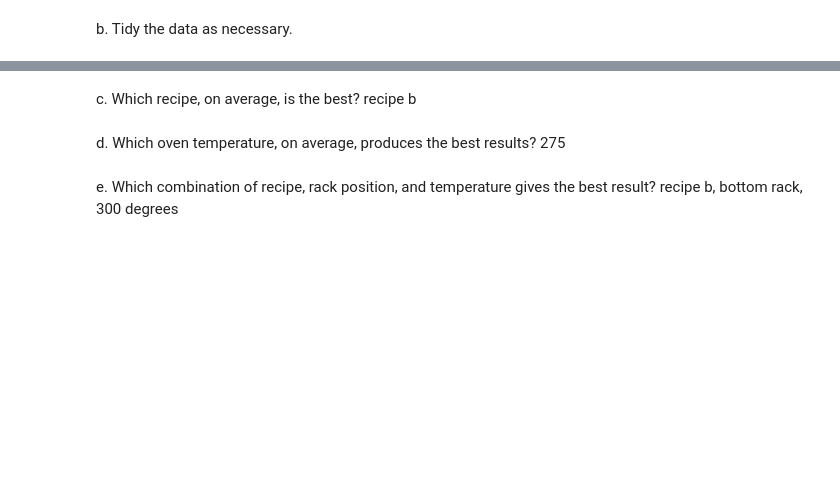
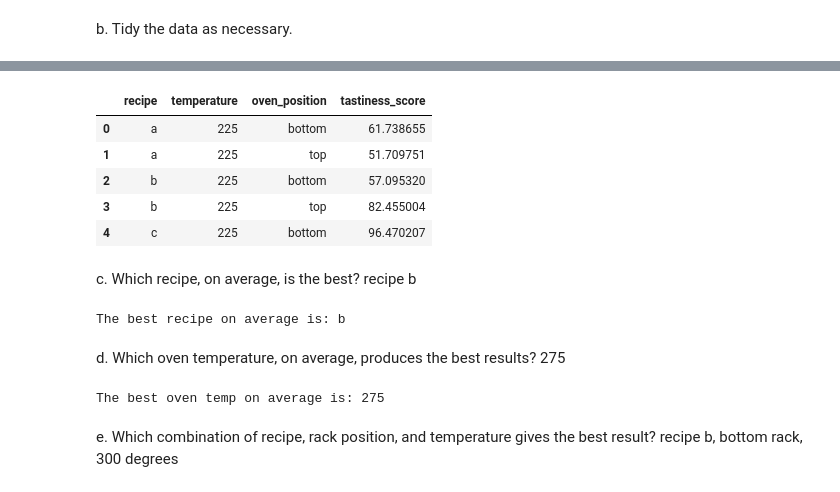
Before and after one commit to ThompsonBethany01/classification-exercises, a Jupyter notebook: tidy_data.ipynb, the cells around one changed output, grey strips where cells are left out. Cells and saved outputs as stored; diff of their text form; code cells hidden in the pictures; blank space fills up the shorter version.

```diff
--- a/tidy_data.ipynb
+++ b/tidy_data.ipynb
@@ -179,6 +201,24 @@ tidy_df
+# %%
+tidy_df = tidy_df[['recipe', 'temperature', 'oven_position', 'tastiness_score']]
+tidy_df.head()
+# %% [output]
+|  | recipe | temperature | oven_position | tastiness_score |
+| 0 | a | 225 | bottom | 61.738655 |
+| 1 | a | 225 | top | 51.709751 |
+| 2 | b | 225 | bottom | 57.095320 |
+| 3 | b | 225 | top | 82.455004 |
+| 4 | c | 225 | bottom | 96.470207 |
 # %% [markdown]
 c. Which recipe, on average, is the best? recipe b
+# %%
+print('The best recipe on average is:',tidy_df.groupby('recipe')['tastiness_score'].mean().idxmax())
+# %% [output]
+The best recipe on average is: b
 # %% [markdown]
 d. Which oven temperature, on average, produces the best results? 275
+# %%
+print('The best oven temp on average is:',tidy_df.groupby('temperature')['tastiness_score'].mean().idxmax())
+# %% [output]
+The best oven temp on average is: 275
 # %% [markdown]
 e. Which combination of recipe, rack position, and temperature gives the best result? recipe b, bottom rack, 300 degrees
```
Also changed, not shown: parts of 7 cells of this notebook.
